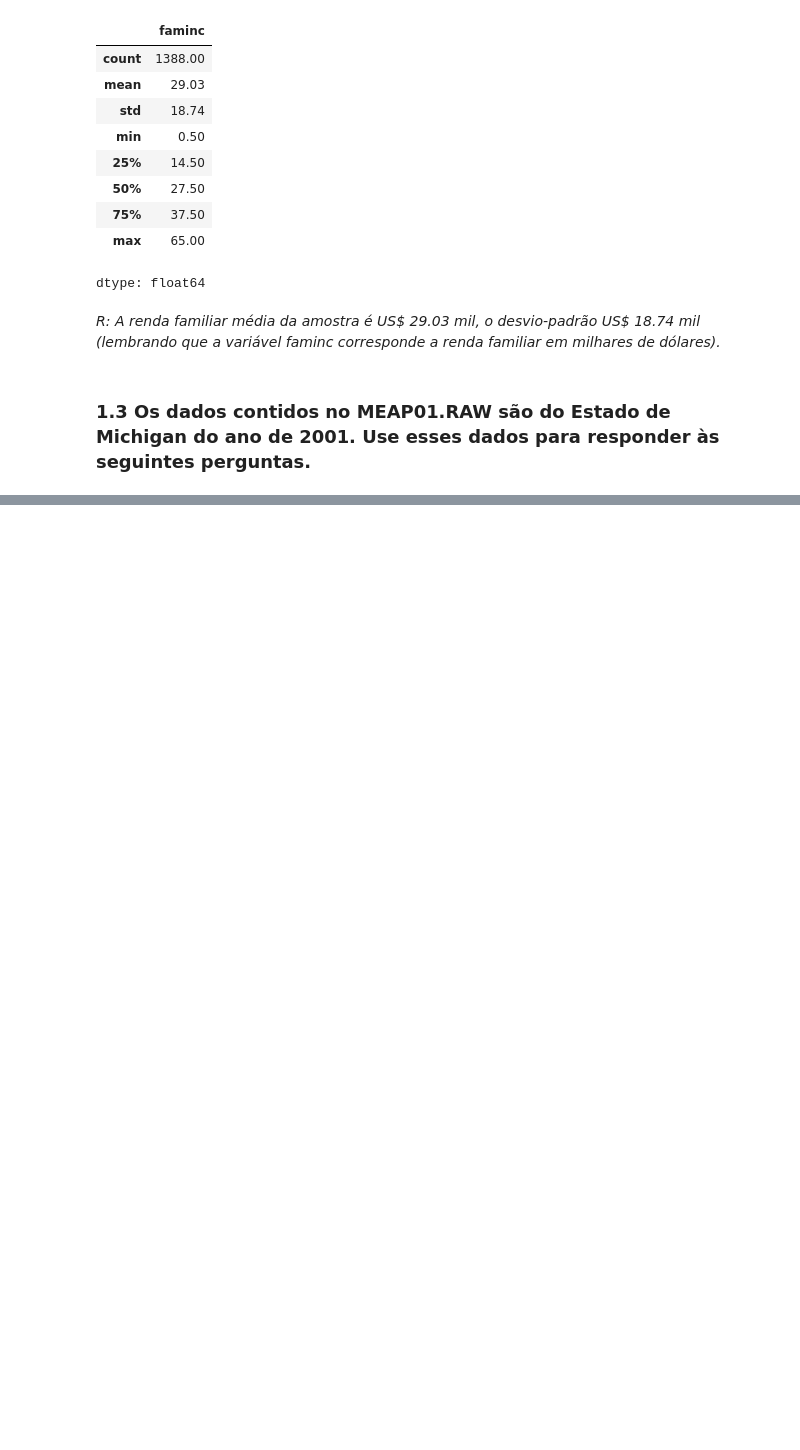
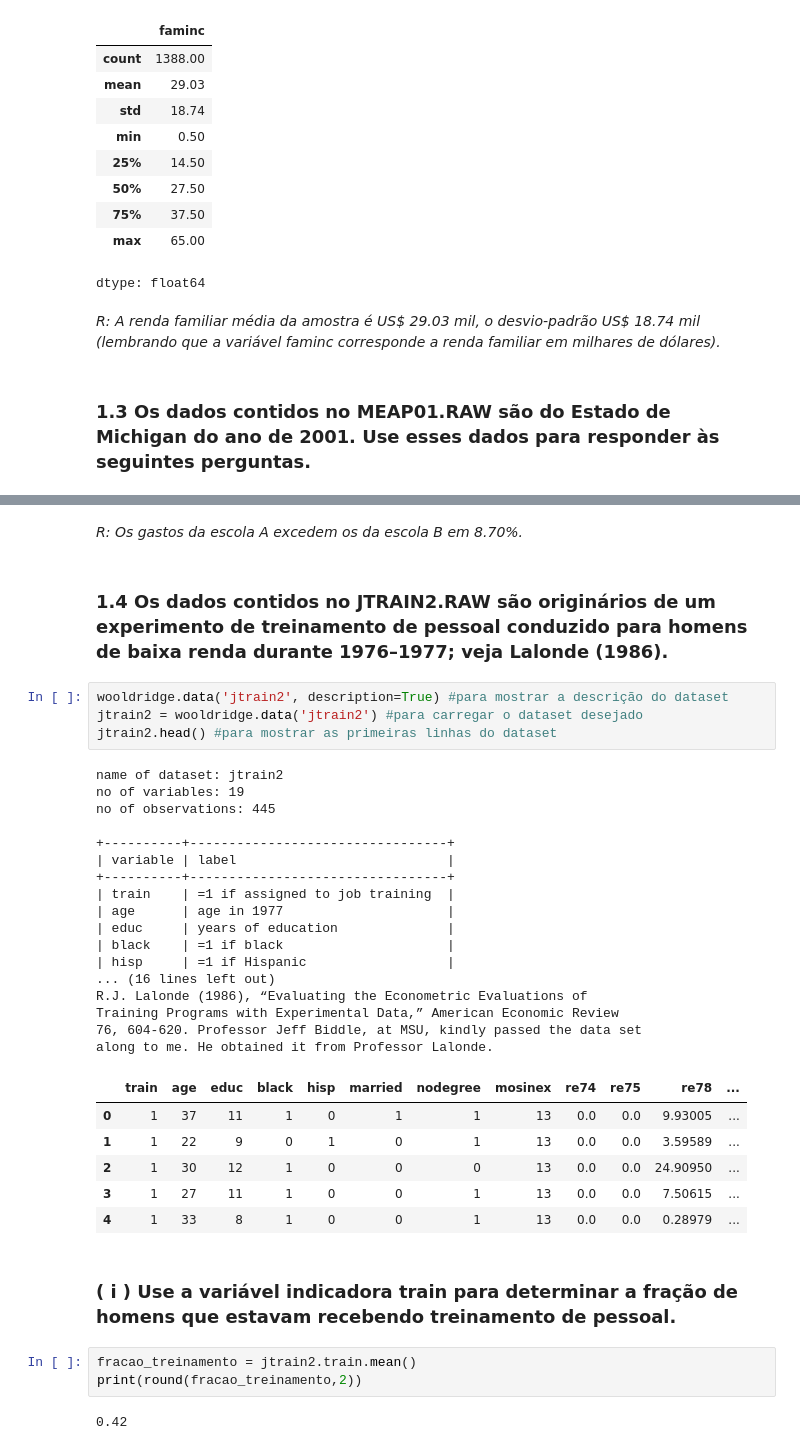
Before and after one commit to JoaoSilvaCorreia/Python, a Jupyter notebook: Econometrics/EconometriaWooldridge.ipynb, the cells around one changed output, grey strips where cells are left out. Saved outputs shown, nothing was run; the diff lists cells and outputs as text; blank space fills up the shorter version.

```diff
--- a/Econometrics/EconometriaWooldridge.ipynb
+++ b/Econometrics/EconometriaWooldridge.ipynb
@@ -258,0 +449,39 @@ dtype: float64
+# %% [markdown]
+*R: Os gastos da escola A excedem os da escola B em 8.70%.*
+# %% [markdown]
+### **1.4 Os dados contidos no JTRAIN2.RAW são originários de um experimento de treinamento de pessoal conduzido para homens de baixa renda durante 1976–1977; veja Lalonde (1986).**
+# %%
+wooldridge.data('jtrain2', description=True) #para mostrar a descrição do dataset
+jtrain2 = wooldridge.data('jtrain2') #para carregar o dataset desejado
+jtrain2.head() #para mostrar as primeiras linhas do dataset
+# %% [output]
+name of dataset: jtrain2
+no of variables: 19
+no of observations: 445
+
++----------+---------------------------------+
+| variable | label                           |
++----------+---------------------------------+
+| train    | =1 if assigned to job training  |
+| age      | age in 1977                     |
+| educ     | years of education              |
+| black    | =1 if black                     |
+| hisp     | =1 if Hispanic                  |
+... (16 lines left out)
+R.J. Lalonde (1986), “Evaluating the Econometric Evaluations of
+Training Programs with Experimental Data,” American Economic Review
+76, 604-620. Professor Jeff Biddle, at MSU, kindly passed the data set
+along to me. He obtained it from Professor Lalonde.
+|  | train | age | educ | black | hisp | married | nodegree | mosinex | re74 | re75 | re78 | ... |
+| 0 | 1 | 37 | 11 | 1 | 0 | 1 | 1 | 13 | 0.0 | 0.0 | 9.93005 | ... |
+| 1 | 1 | 22 | 9 | 0 | 1 | 0 | 1 | 13 | 0.0 | 0.0 | 3.59589 | ... |
+| 2 | 1 | 30 | 12 | 1 | 0 | 0 | 0 | 13 | 0.0 | 0.0 | 24.90950 | ... |
+| 3 | 1 | 27 | 11 | 1 | 0 | 0 | 1 | 13 | 0.0 | 0.0 | 7.50615 | ... |
+| 4 | 1 | 33 | 8 | 1 | 0 | 0 | 1 | 13 | 0.0 | 0.0 | 0.28979 | ... |
+# %% [markdown]
+### **( i ) Use a variável indicadora train para determinar a fração de homens que estavam recebendo treinamento de pessoal.**
+# %%
+fracao_treinamento = jtrain2.train.mean()
+print(round(fracao_treinamento,2))
+# %% [output]
+0.42
```
Also changed, not shown: parts of 23 cells of this notebook.
